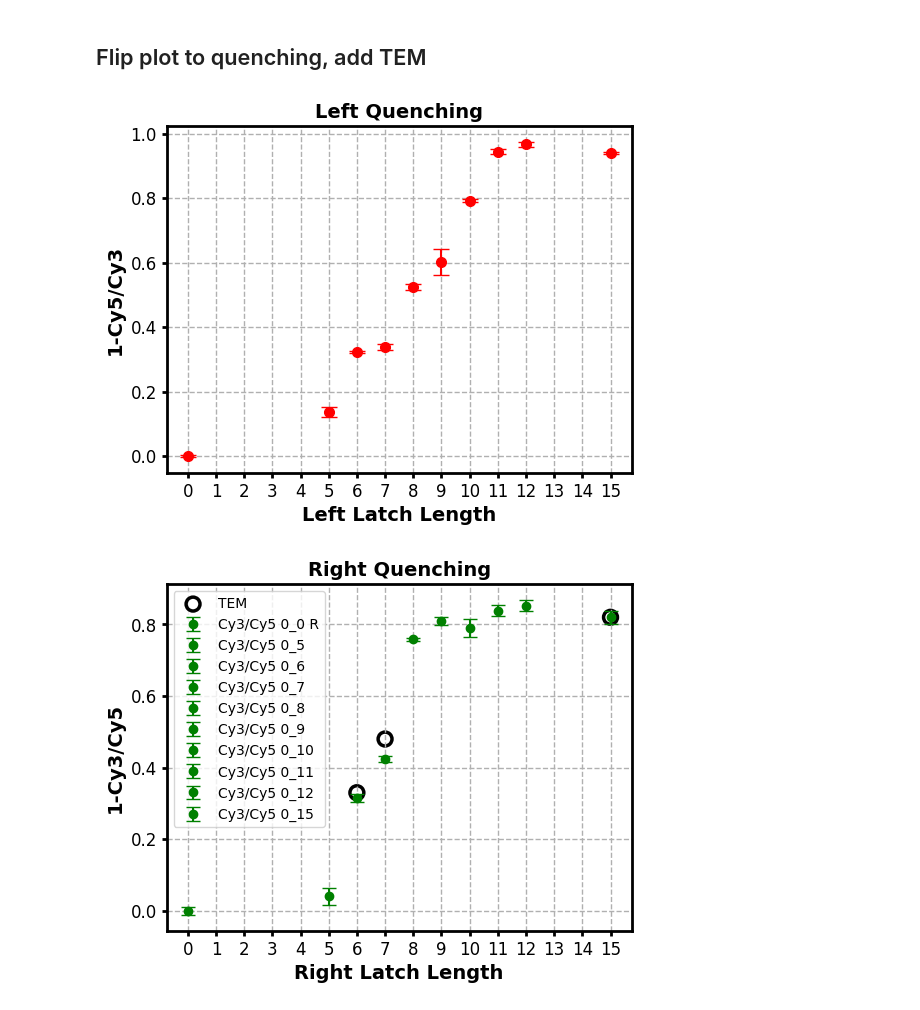
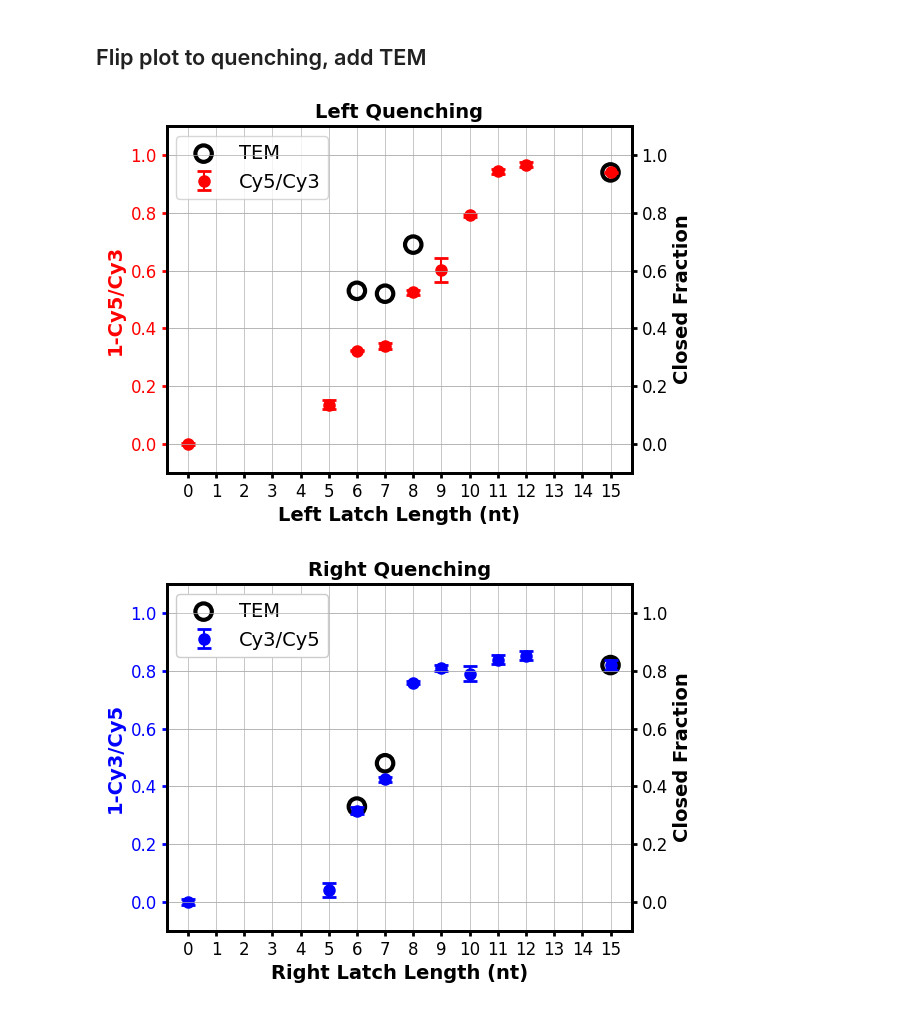
Before and after one commit to neuhoffmj/oscillatorEnsembleQuench, a Jupyter notebook: pandasPlateReader.ipynb, the cells around one changed output. Cells and saved outputs as stored; diff of their text form; code cells hidden in the pictures.

Commit message:
Change Cy3 color to blue and reduce grid line width

```diff
--- a/pandasPlateReader.ipynb
+++ b/pandasPlateReader.ipynb
@@ -151,33 +151,48 @@ rightfig.savefig('right_cyScaled.png', bbox_inches='tight', dpi=300)
 # %%
 leftSamples = samples[:10]
 rightSamples = samples[10:]
 # print(leftSamples, rightSamples)
 leftfig, axleft = plt.subplots(figsize=(6, 4.5))
 rightfig, axright = plt.subplots(figsize=(6, 4.5))
+
 for sample in leftSamples:
     axleft.errorbar(int(sample.split('_')[0]), 1-scaledata[(sample, 'Cy5/Cy3')].mean(),
-                yerr=scaledata[(sample, 'Cy5/Cy3')].sem(), label=f'Cy5/Cy3 {sample}', fmt='ro', markersize=7, capsize=6)
+                yerr=scaledata[(sample, 'Cy5/Cy3')].sem(), label=f'Cy5/Cy3' if sample==leftSamples[0] else '', fmt='ro', markersize=8, capsize=5, capthick=2)
+axleft.scatter(leftTEMbp, leftTEM, facecolors='none', edgecolors='k', linewidth=3, s=140, label=f'TEM')
 axleft.set_title('Left Quenching', fontsize=14, fontweight='bold')
-axleft.set_xlabel('Left Latch Length', fontsize=14, fontweight='bold')
-axleft.set_ylabel('1-Cy5/Cy3', fontsize=14, fontweight='bold')
+axleft.set_xlabel('Left Latch Length (nt)', fontsize=14, fontweight='bold')
+axleft.tick_params(axis='y', color='red', labelcolor='red')
+axleft.set_ylabel('1-Cy5/Cy3', fontsize=14, fontweight='bold', color='red')
+axalleftalleft = axleft.twinx()
+axalleftalleft.set_ylabel('Closed Fraction', fontsize=14, fontweight='bold')
+
+
+
 for sample in rightSamples:
     axright.errorbar(int(sample.split('_')[1].split()[0]), 1-scaledata[(sample, 'Cy3/Cy5')].mean(),
-                yerr=scaledata[(sample, 'Cy3/Cy5')].sem(), label=f'Cy3/Cy5 {sample}', fmt='go', capsize=5)
-axright.scatter(rightTEMbp, rightTEM, facecolors='none', edgecolors='k', linewidth=2.5, s=100, label=f'TEM')
+                yerr=scaledata[(sample, 'Cy3/Cy5')].sem(), label=f'Cy3/Cy5' if sample==rightSamples[0] else '', fmt='bo', markersize=8, capsize=5, capthick=2)
+axright.scatter(rightTEMbp, rightTEM, facecolors='none', edgecolors='k', linewidth=3, s=140, label=f'TEM')
 axright.set_title('Right Quenching', fontsize=14, fontweight='bold')
-axright.set_xlabel('Right Latch Length', fontsize=14, fontweight='bold')
-axright.set_ylabel('1-Cy3/Cy5', fontsize=14, fontweight='bold')
-axright.legend(fontsize=10)
-for ax1 in [axleft, axright]:
-    ax1.grid(True, which='both', linestyle='--', linewidth=1)
+axright.set_xlabel('Right Latch Length (nt)', fontsize=14, fontweight='bold')
+axright.tick_params(axis='y', color='blue', labelcolor='blue')
+axright.set_ylabel('1-Cy3/Cy5', fontsize=14, fontweight='bold', color='blue')
+axalrightalright = axright.twinx()
+axalrightalright.set_ylabel('Closed Fraction', fontsize=14, fontweight='bold')
+axleft.legend(fontsize=14, loc='upper left')
+axright.legend(fontsize=14,  loc='upper left', framealpha=1)
+for ax1 in [axleft, axright, axalrightalright, axalleftalleft]:
+    ax1.grid(True, which='both', linestyle='-', linewidth=0.5)
+    ax1.set_axisbelow(True)
     ax1.tick_params(axis='both', which='both', width=2, labelsize=12)
     ax1.set_xticks(list(range(16)))
     ax1.spines['left'].set_linewidth(2)
     ax1.spines['bottom'].set_linewidth(2)
     ax1.spines['right'].set_linewidth(2)
     ax1.spines['top'].set_linewidth(2)
-leftfig.savefig('left_cyScaled.png', bbox_inches='tight', dpi=300)
-rightfig.savefig('right_cyScaled.png', bbox_inches='tight', dpi=300)
+    ax1.set_ylim(-0.1, 1.1)
+
+leftfig.savefig('left_TEMScaled.png', bbox_inches='tight', dpi=300)
+rightfig.savefig('right_TEMScaled.png', bbox_inches='tight', dpi=300)
 # %% [output]
-[figure, old version]
+[figure, new version]
-[figure, old version]
+[figure, new version]
```
